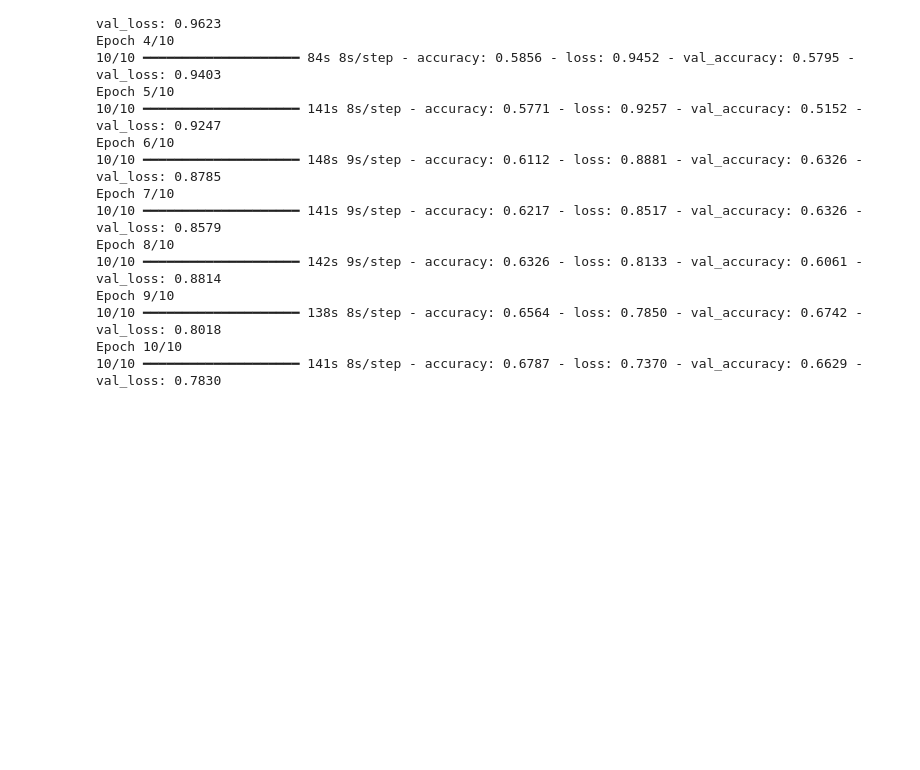
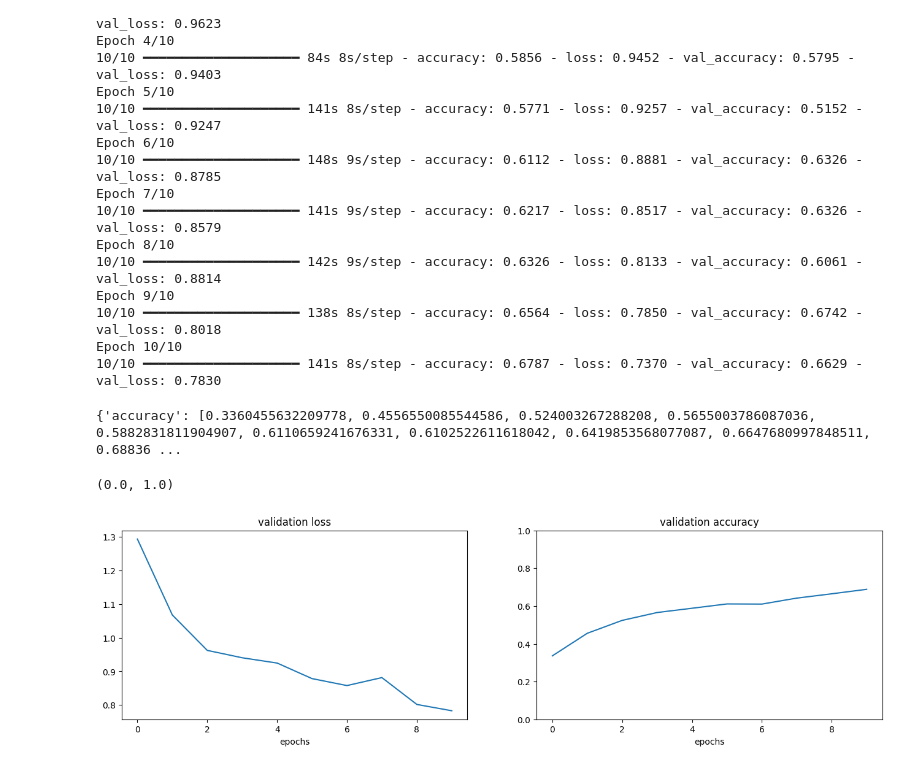
Before and after one commit to oliveira-silva-lucas/primeiro-ml-transfer-learning, a Jupyter notebook: transfer-learning.ipynb, the cells around one changed output. Drawn from its saved outputs; the diff is of its cells as text; code cells hidden in the pictures; blank space fills up the shorter version.

```diff
--- a/transfer-learning.ipynb
+++ b/transfer-learning.ipynb
@@ -204,3 +206,21 @@ Epoch 9/10
 10/10 ━━━━━━━━━━━━━━━━━━━━ 138s 8s/step - accuracy: 0.6564 - loss: 0.7850 - val_accuracy: 0.6742 - val_loss: 0.8018
 Epoch 10/10
 10/10 ━━━━━━━━━━━━━━━━━━━━ 141s 8s/step - accuracy: 0.6787 - loss: 0.7370 - val_accuracy: 0.6629 - val_loss: 0.7830
+# %%
+#representação gráfica do resultado
+fig = plt.figure(figsize=(16,4))
+ax = fig.add_subplot(121)
+ax.plot(history.history["val_loss"])
+ax.set_title("validation loss")
+ax.set_xlabel("epochs")
+print(history.history)
+
+ax2 = fig.add_subplot(122)
+ax2.plot(history.history["accuracy"])
+ax2.set_title("validation accuracy")
+ax2.set_xlabel("epochs")
+ax2.set_ylim(0, 1)
+# %% [output]
+{'accuracy': [0.3360455632209778, 0.4556550085544586, 0.524003267288208, 0.5655003786087036, 0.5882831811904907, 0.6110659241676331, 0.6102522611618042, 0.6419853568077087, 0.6647680997848511, 0.68836 ...
+(0.0, 1.0)
+[figure, added]
```
Also changed, not shown: parts of 21 cells of this notebook.
